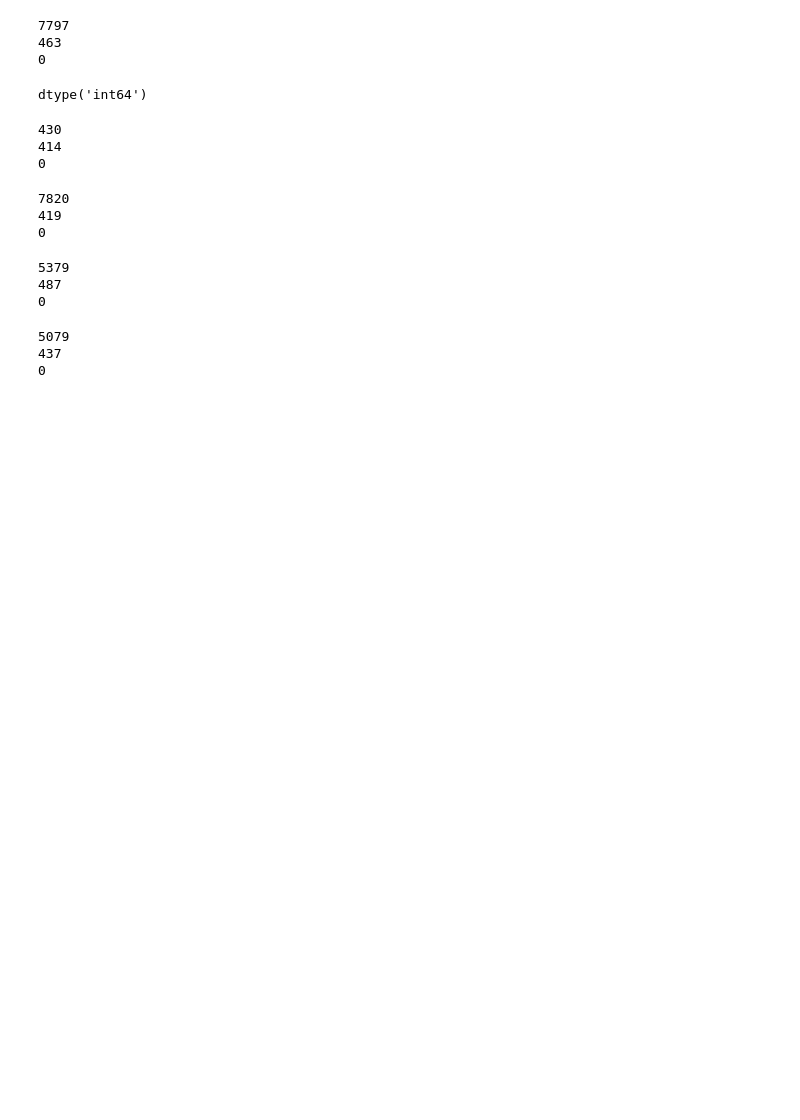
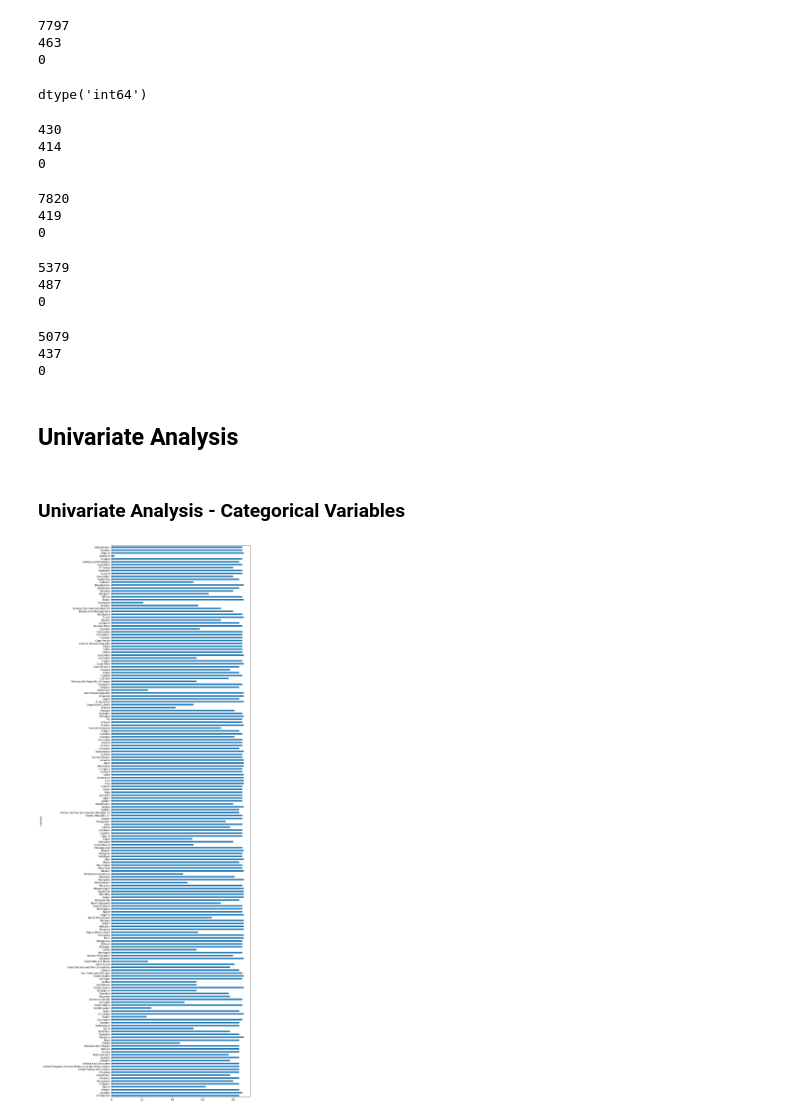
Before and after one commit to Viranya2006/DST-Python, a Jupyter notebook: 2026-07-04/test.ipynb, the cells around one changed output. Drawn from its saved outputs; the diff is of its cells as text; code cells hidden in the pictures; blank space fills up the shorter version.

Commit message:
feat: initialize data exploration notebook for GlobalHNE dataset analysis

```diff
--- a/2026-07-04/test.ipynb
+++ b/2026-07-04/test.ipynb
@@ -361,3 +361,13 @@ mapping ={
 
 #replace values in the country colums
 cleansed_DF['Country']=cleansed_DF['Country'].replace(mapping)
+# %% [markdown]
+## Univariate Analysis
+# %% [markdown]
+### Univariate Analysis - Categorical Variables
+# %%
+plt.figure(figsize=(10,40))
+cleansed_DF['Country'].value_counts().sort_index(ascending=False).plot(kind='barh')
+plt.show()
+# %% [output]
+[figure, added]
```
